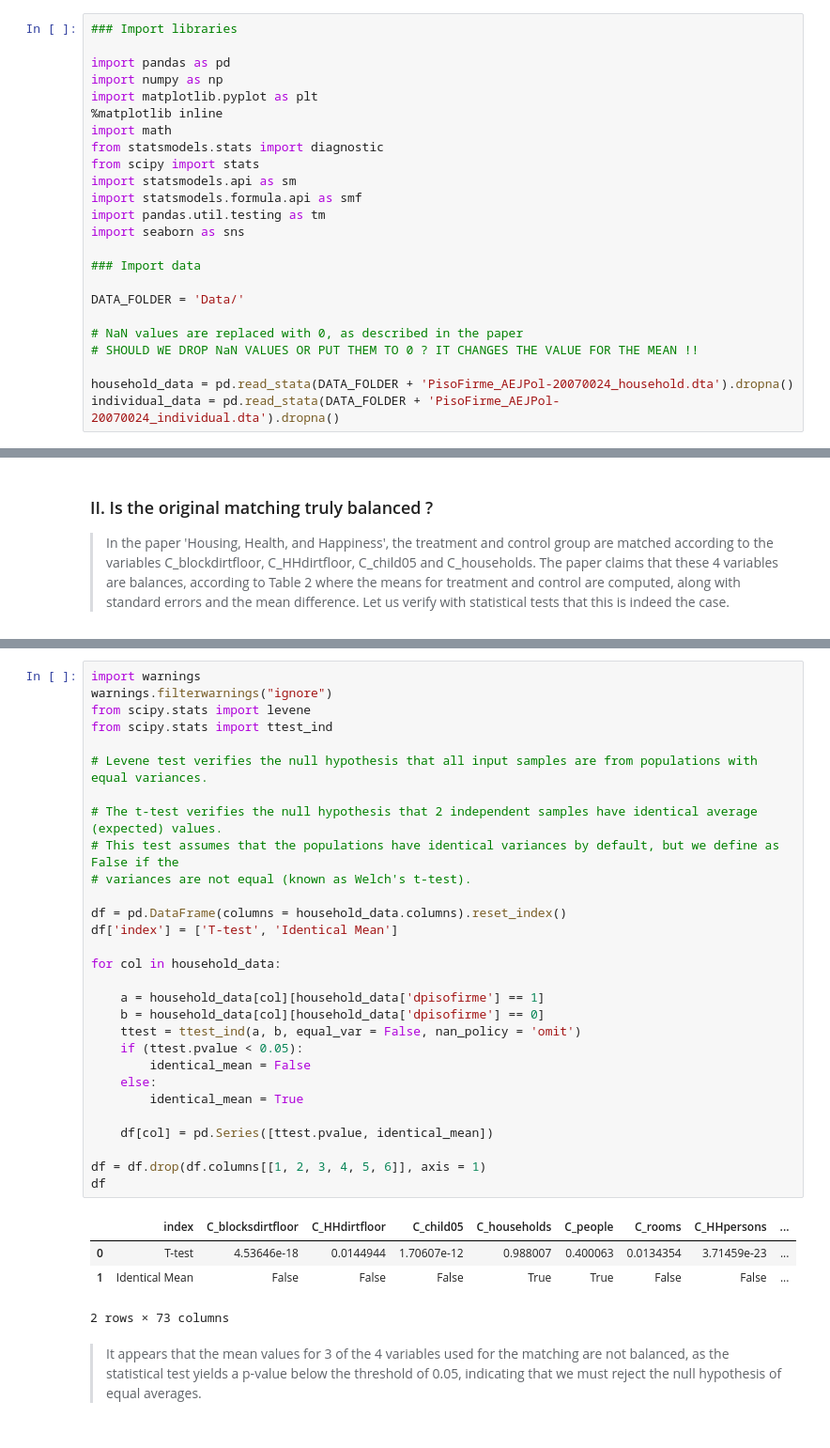
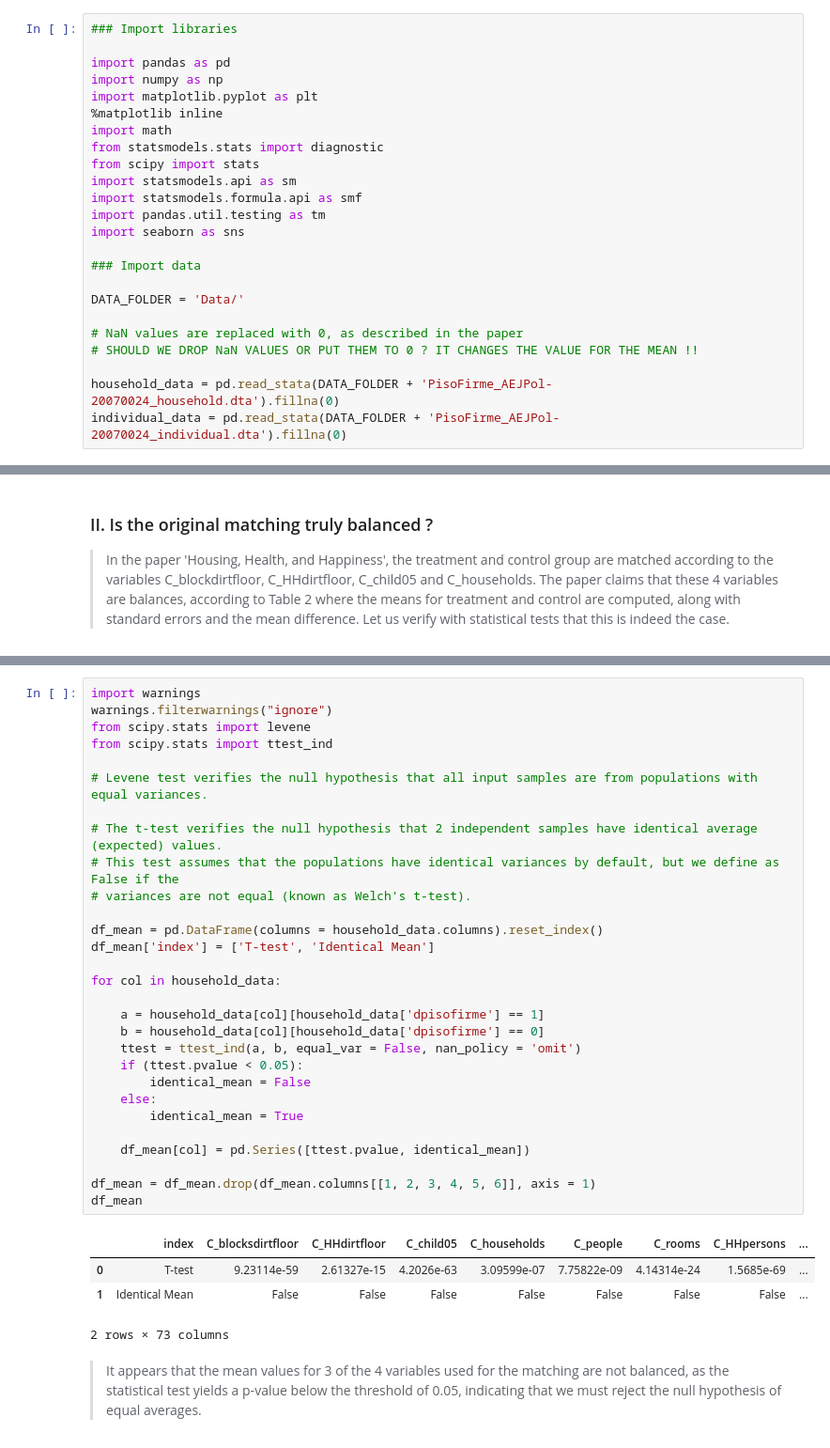
Before and after one commit to epfl-ada/ada-2020-project-milestone-p3-p3_greenlight, a Jupyter notebook: Creative_Extension.ipynb, the cells around one changed output, grey strips where cells are left out. Shown at 94% size. Saved outputs shown, nothing was run; the diff lists cells and outputs as text.

```diff
--- a/Creative_Extension.ipynb
+++ b/Creative_Extension.ipynb
@@ -24,8 +24,8 @@ DATA_FOLDER = 'Data/'
 # NaN values are replaced with 0, as described in the paper
 # SHOULD WE DROP NaN VALUES OR PUT THEM TO 0 ? IT CHANGES THE VALUE FOR THE MEAN !!
 
-household_data = pd.read_stata(DATA_FOLDER + 'PisoFirme_AEJPol-20070024_household.dta').dropna()
-individual_data = pd.read_stata(DATA_FOLDER + 'PisoFirme_AEJPol-20070024_individual.dta').dropna()
+household_data = pd.read_stata(DATA_FOLDER + 'PisoFirme_AEJPol-20070024_household.dta').fillna(0)
+individual_data = pd.read_stata(DATA_FOLDER + 'PisoFirme_AEJPol-20070024_individual.dta').fillna(0)
 # %%
 print('treatment:', len(household_data[household_data['dpisofirme'] == 1]))
 print('control:', len(household_data[household_data['dpisofirme'] == 0]))
@@ -56,36 +64,36 @@ axes[1,1].set_title('Number of households ');
 # %%
 import warnings
 warnings.filterwarnings("ignore")
 from scipy.stats import levene
 from scipy.stats import ttest_ind
 
 # Levene test verifies the null hypothesis that all input samples are from populations with equal variances.
 
 # The t-test verifies the null hypothesis that 2 independent samples have identical average (expected) values.
 # This test assumes that the populations have identical variances by default, but we define as False if the
 # variances are not equal (known as Welch's t-test).
 
-df = pd.DataFrame(columns = household_data.columns).reset_index()
-df['index'] = ['T-test', 'Identical Mean']
+df_mean = pd.DataFrame(columns = household_data.columns).reset_index()
+df_mean['index'] = ['T-test', 'Identical Mean']
 
 for col in household_data:
 
     a = household_data[col][household_data['dpisofirme'] == 1]
     b = household_data[col][household_data['dpisofirme'] == 0]
     ttest = ttest_ind(a, b, equal_var = False, nan_policy = 'omit')
     if (ttest.pvalue < 0.05):
         identical_mean = False
     else:
         identical_mean = True
 
-    df[col] = pd.Series([ttest.pvalue, identical_mean])
+    df_mean[col] = pd.Series([ttest.pvalue, identical_mean])
 
-df = df.drop(df.columns[[1, 2, 3, 4, 5, 6]], axis = 1)
-df
+df_mean = df_mean.drop(df_mean.columns[[1, 2, 3, 4, 5, 6]], axis = 1)
+df_mean
 # %% [output]
 |  | index | C_blocksdirtfloor | C_HHdirtfloor | C_child05 | C_households | C_people | C_rooms | C_HHpersons | ... |
-| 0 | T-test | 4.53646e-18 | 0.0144944 | 1.70607e-12 | 0.988007 | 0.400063 | 0.0134354 | 3.71459e-23 | ... |
-| 1 | Identical Mean | False | False | False | True | True | False | False | ... |
+| 0 | T-test | 9.23114e-59 | 2.61327e-15 | 4.2026e-63 | 3.09599e-07 | 7.75822e-09 | 4.14314e-24 | 1.5685e-69 | ... |
+| 1 | Identical Mean | False | False | False | False | False | False | False | ... |
 2 rows × 73 columns
 # %% [markdown]
 > It appears that the mean values for 3 of the 4 variables used for the matching are not balanced, as the statistical test yields a p-value below the threshold of 0.05, indicating that we must reject the null hypothesis of equal averages.
```
Also changed, not shown: parts of 8 cells of this notebook.
